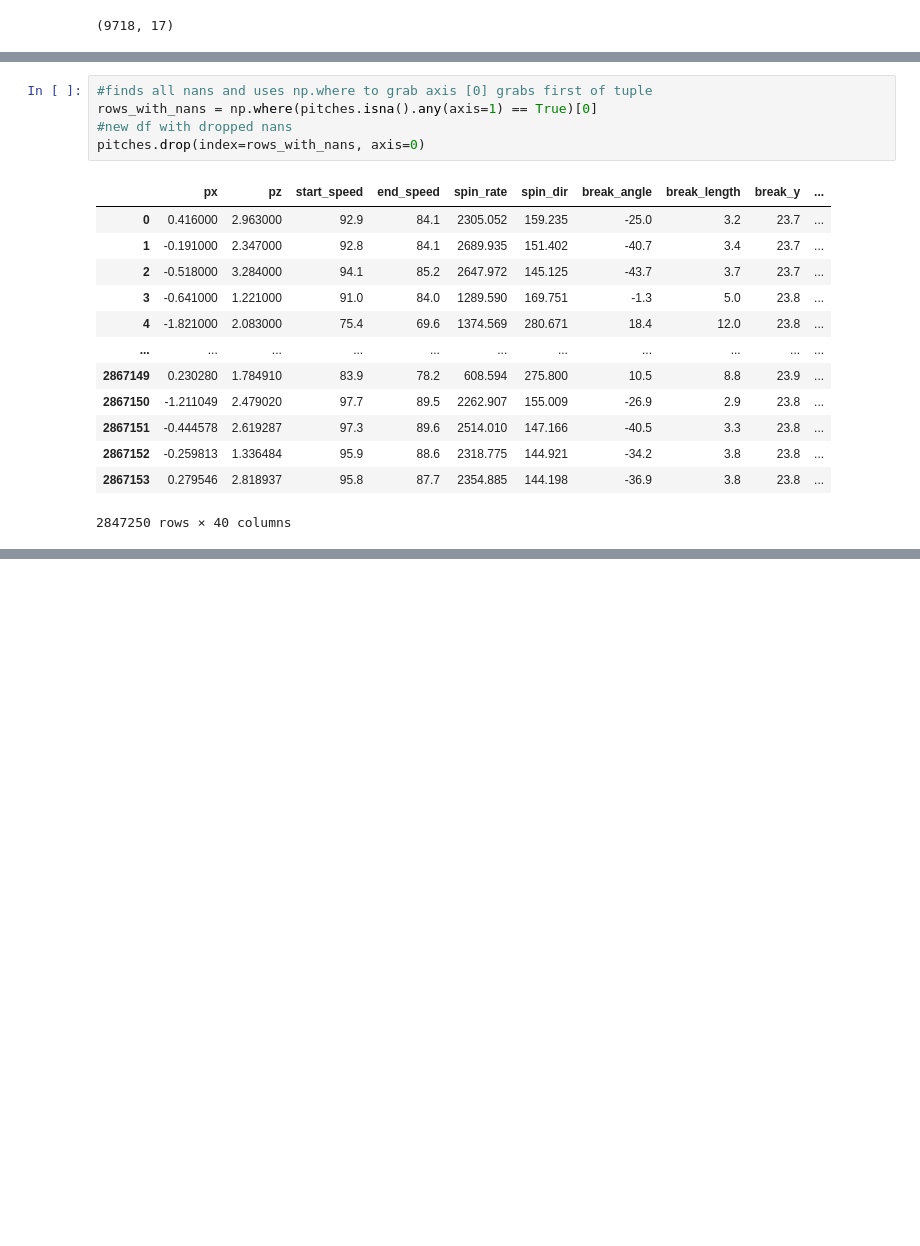
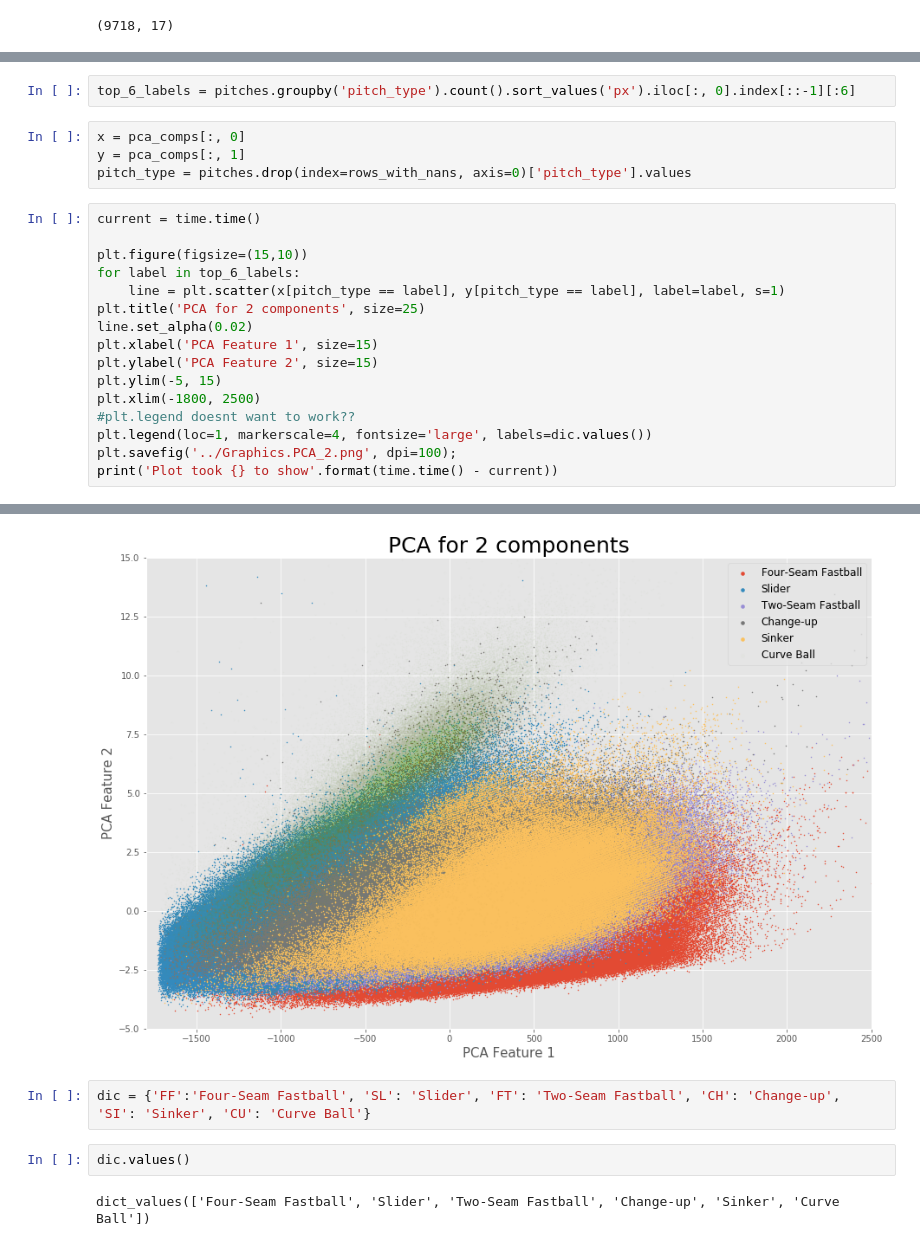
Before and after one commit to morganabbitt/MLB-Pitches, a Jupyter notebook: Notebooks/read_data.ipynb, the cells around one changed output, grey strips where cells are left out. Cells and saved outputs as stored; diff of their text form; blank space fills up the shorter version.

```diff
--- a/Notebooks/read_data.ipynb
+++ b/Notebooks/read_data.ipynb
@@ -65,19 +85,23 @@ array([[ 5.73244358e+02, -1.85875344e+00],
-# %%
-#finds all nans and uses np.where to grab axis [0] grabs first of tuple
-rows_with_nans = np.where(pitches.isna().any(axis=1) == True)[0]
-#new df with dropped nans
-pitches.drop(index=rows_with_nans, axis=0)
-# %% [output]
-|  | px | pz | start_speed | end_speed | spin_rate | spin_dir | break_angle | break_length | break_y | ... |
-| 0 | 0.416000 | 2.963000 | 92.9 | 84.1 | 2305.052 | 159.235 | -25.0 | 3.2 | 23.7 | ... |
-| 1 | -0.191000 | 2.347000 | 92.8 | 84.1 | 2689.935 | 151.402 | -40.7 | 3.4 | 23.7 | ... |
-| 2 | -0.518000 | 3.284000 | 94.1 | 85.2 | 2647.972 | 145.125 | -43.7 | 3.7 | 23.7 | ... |
-| 3 | -0.641000 | 1.221000 | 91.0 | 84.0 | 1289.590 | 169.751 | -1.3 | 5.0 | 23.8 | ... |
-| 4 | -1.821000 | 2.083000 | 75.4 | 69.6 | 1374.569 | 280.671 | 18.4 | 12.0 | 23.8 | ... |
-| ... | ... | ... | ... | ... | ... | ... | ... | ... | ... | ... |
-| 2867149 | 0.230280 | 1.784910 | 83.9 | 78.2 | 608.594 | 275.800 | 10.5 | 8.8 | 23.9 | ... |
-| 2867150 | -1.211049 | 2.479020 | 97.7 | 89.5 | 2262.907 | 155.009 | -26.9 | 2.9 | 23.8 | ... |
-| 2867151 | -0.444578 | 2.619287 | 97.3 | 89.6 | 2514.010 | 147.166 | -40.5 | 3.3 | 23.8 | ... |
-| 2867152 | -0.259813 | 1.336484 | 95.9 | 88.6 | 2318.775 | 144.921 | -34.2 | 3.8 | 23.8 | ... |
-| 2867153 | 0.279546 | 2.818937 | 95.8 | 87.7 | 2354.885 | 144.198 | -36.9 | 3.8 | 23.8 | ... |
-2847250 rows × 40 columns
+# %%
+top_6_labels = pitches.groupby('pitch_type').count().sort_values('px').iloc[:, 0].index[::-1][:6]
+# %%
+x = pca_comps[:, 0]
+y = pca_comps[:, 1]
+pitch_type = pitches.drop(index=rows_with_nans, axis=0)['pitch_type'].values
+# %%
+current = time.time()
+
+plt.figure(figsize=(15,10))
+for label in top_6_labels:
+    line = plt.scatter(x[pitch_type == label], y[pitch_type == label], label=label, s=1)
+plt.title('PCA for 2 components', size=25)
+line.set_alpha(0.02)
+plt.xlabel('PCA Feature 1', size=15)
+plt.ylabel('PCA Feature 2', size=15)
+plt.ylim(-5, 15)
+plt.xlim(-1800, 2500)
+#plt.legend doesnt want to work??
+plt.legend(loc=1, markerscale=4, fontsize='large', labels=dic.values())
+plt.savefig('../Graphics.PCA_2.png', dpi=100);
+print('Plot took {} to show'.format(time.time() - current))
+# %% [output]
@@ -83,0 +109,7 @@ pitches.drop(index=rows_with_nans, axis=0)
+[figure, added]
+# %%
+dic = {'FF':'Four-Seam Fastball', 'SL': 'Slider', 'FT': 'Two-Seam Fastball', 'CH': 'Change-up', 'SI': 'Sinker', 'CU': 'Curve Ball'}
+# %%
+dic.values()
+# %% [output]
+dict_values(['Four-Seam Fastball', 'Slider', 'Two-Seam Fastball', 'Change-up', 'Sinker', 'Curve Ball'])
```
Also changed, not shown: parts of 6 cells of this notebook.
